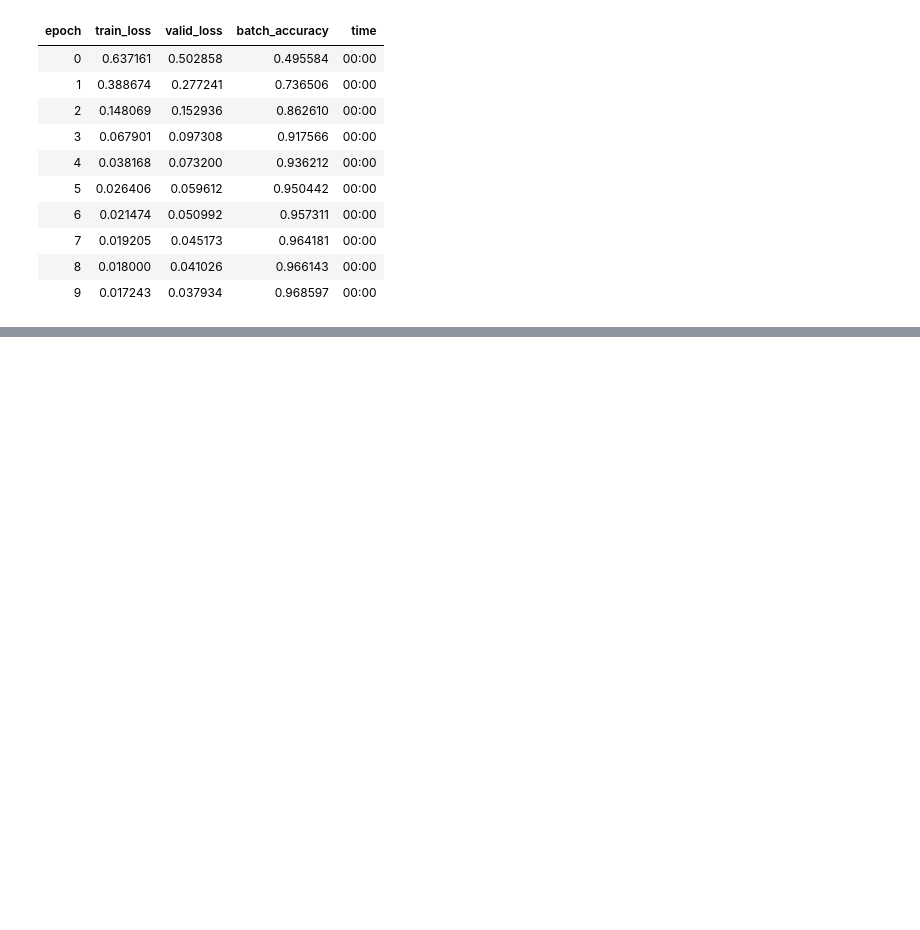
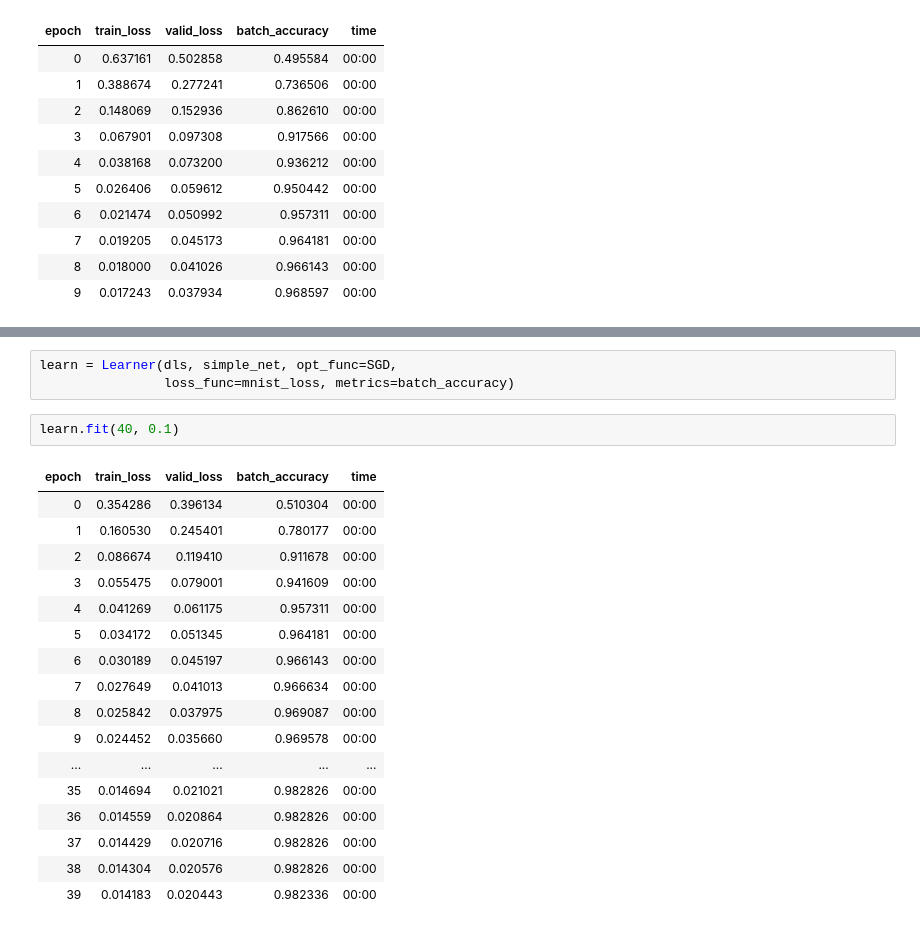
Before and after one commit to eloigil/fast.ai_playground, a Jupyter notebook: 04_mnist_basics.ipynb, the cells around one changed output, grey strips where cells are left out. Saved outputs shown, nothing was run; the diff lists cells and outputs as text; blank space fills up the shorter version.

```diff
--- a/04_mnist_basics.ipynb
+++ b/04_mnist_basics.ipynb
@@ -529,0 +550,23 @@ learn.fit(10, lr=lr)
+# %%
+learn = Learner(dls, simple_net, opt_func=SGD,
+                loss_func=mnist_loss, metrics=batch_accuracy)
+# %%
+learn.fit(40, 0.1)
+# %% [output]
+| epoch | train_loss | valid_loss | batch_accuracy | time |
+| 0 | 0.354286 | 0.396134 | 0.510304 | 00:00 |
+| 1 | 0.160530 | 0.245401 | 0.780177 | 00:00 |
+| 2 | 0.086674 | 0.119410 | 0.911678 | 00:00 |
+| 3 | 0.055475 | 0.079001 | 0.941609 | 00:00 |
+| 4 | 0.041269 | 0.061175 | 0.957311 | 00:00 |
+| 5 | 0.034172 | 0.051345 | 0.964181 | 00:00 |
+| 6 | 0.030189 | 0.045197 | 0.966143 | 00:00 |
+| 7 | 0.027649 | 0.041013 | 0.966634 | 00:00 |
+| 8 | 0.025842 | 0.037975 | 0.969087 | 00:00 |
+| 9 | 0.024452 | 0.035660 | 0.969578 | 00:00 |
+| ... | ... | ... | ... | ... |
+| 35 | 0.014694 | 0.021021 | 0.982826 | 00:00 |
+| 36 | 0.014559 | 0.020864 | 0.982826 | 00:00 |
+| 37 | 0.014429 | 0.020716 | 0.982826 | 00:00 |
+| 38 | 0.014304 | 0.020576 | 0.982826 | 00:00 |
+| 39 | 0.014183 | 0.020443 | 0.982336 | 00:00 |
```
Also changed, not shown: parts of 6 cells of this notebook.
